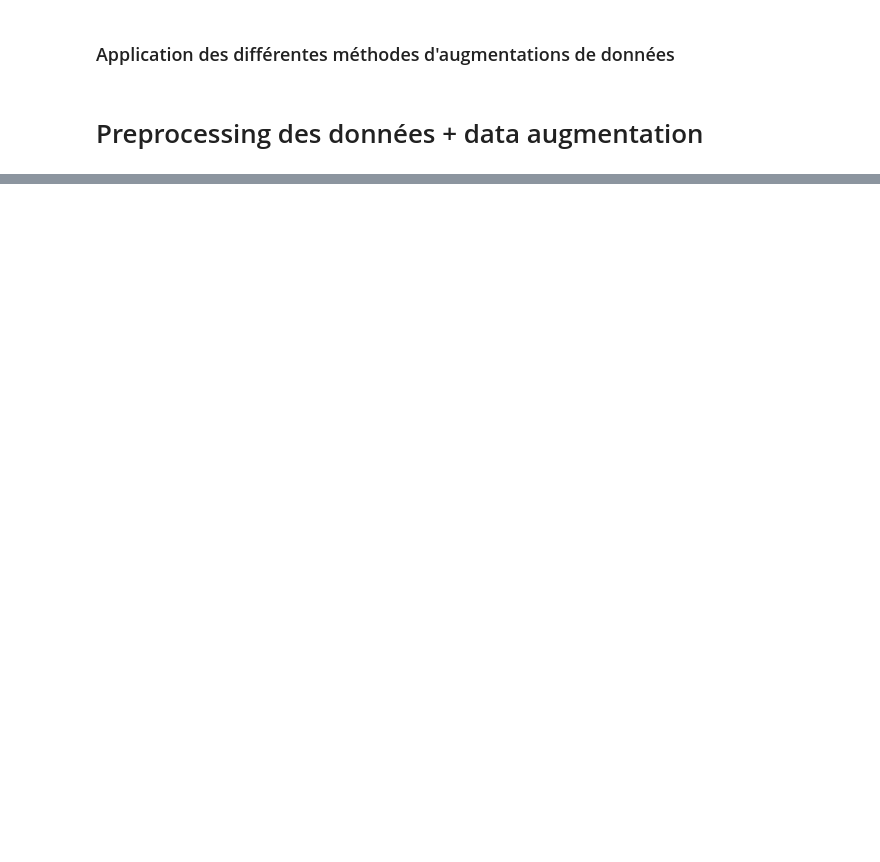
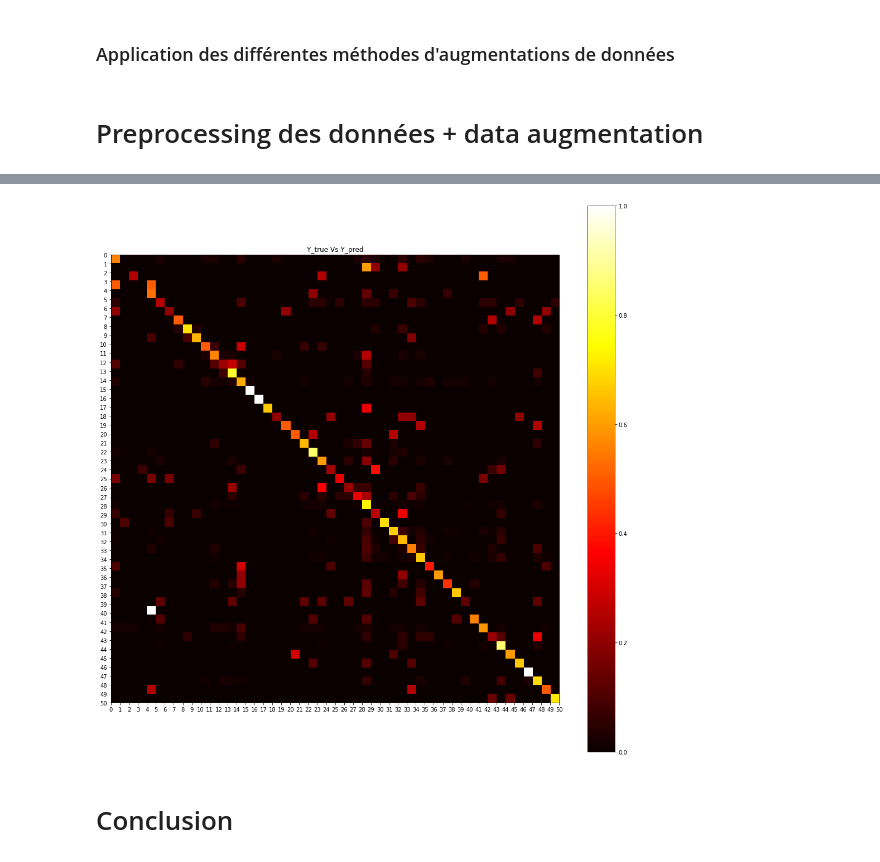
Before and after one commit to Ludovic-MARTIN/workshopPosos, a Jupyter notebook: Posos-lmgp.ipynb, the cells around one changed output, grey strips where cells are left out. Saved outputs shown, nothing was run; the diff lists cells and outputs as text; code cells hidden in the pictures; blank space fills up the shorter version.

```diff
--- a/Posos-lmgp.ipynb
+++ b/Posos-lmgp.ipynb
@@ -1031,0 +1128,28 @@ See the caveats in the documentation: http://pandas.pydata.org/pandas-docs/stabl
+# %%
+y_pred = model_aug.predict(x_test, verbose=0)
+
+# Construction de la matrice prédictions - valeurs réelles
+df = lmgp_display_errors(y_pred, y_test)
+df_mat = df.groupby([ 'y_classes_val', 'pred_classes_val']).size().unstack(fill_value=0).values
+
+# Normalisation des prédictions
+row_sums = df_mat.sum(axis=1)
+df_mat = df_mat / row_sums[:, np.newaxis]
+
+# Affichage de la matrice des prédictions
+fig, ax = plt.subplots(figsize=(18,18))
+plt.imshow(df_mat, cmap='hot', interpolation="nearest", extent=[0,50,50,0])
+ax.set_title("Y_true Vs Y_pred")
+
+ax = plt.gca()
+xticks = range(0,51)
+yticks = range(0,51)
+ax.set_xticks(xticks)
+ax.set_yticks(yticks)
+
+plt.colorbar()
+plt.show()
+# %% [output]
+[figure, added]
+# %% [markdown]
+# Conclusion
```
Also changed, not shown: parts of 47 cells of this notebook.
